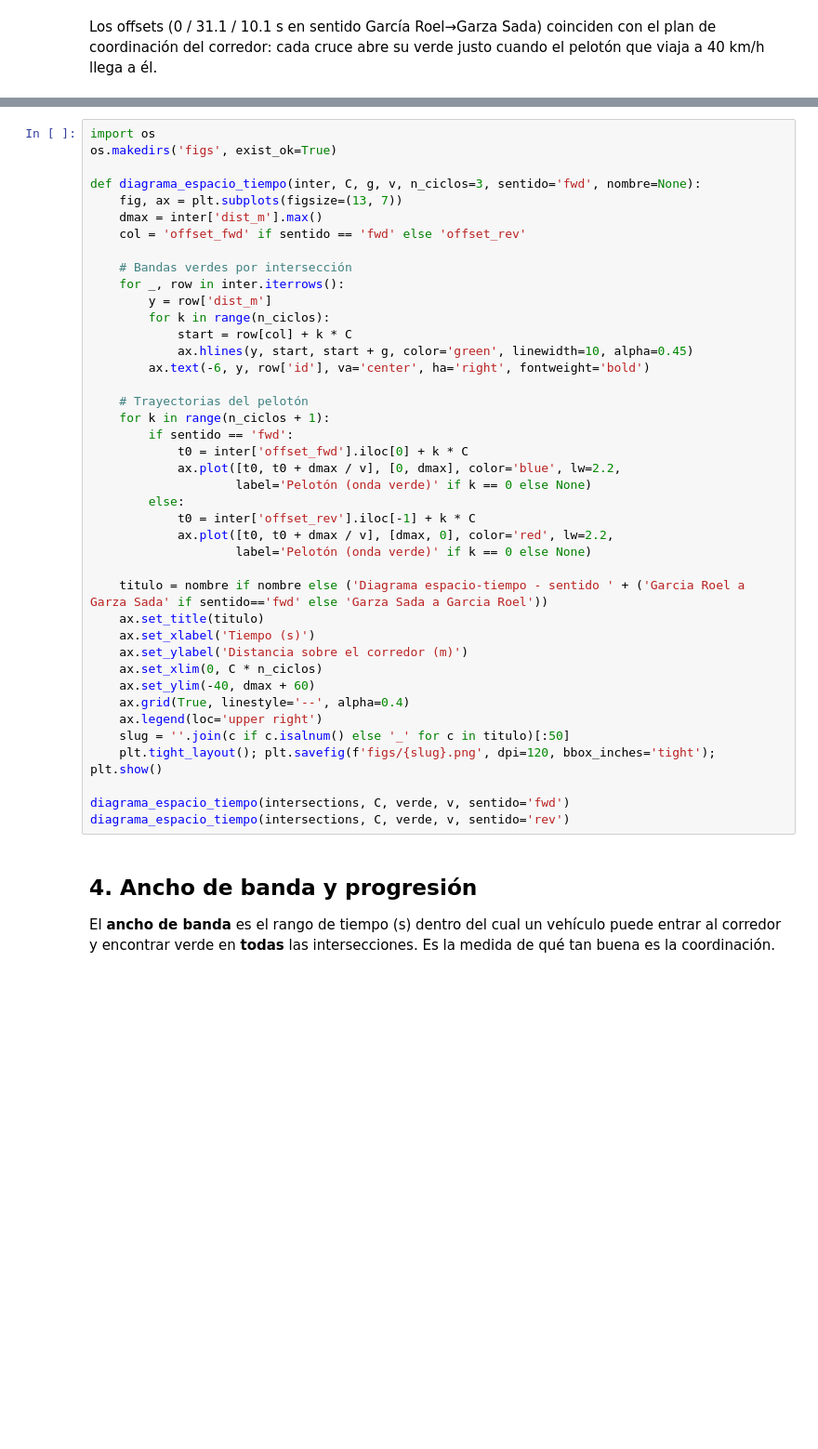
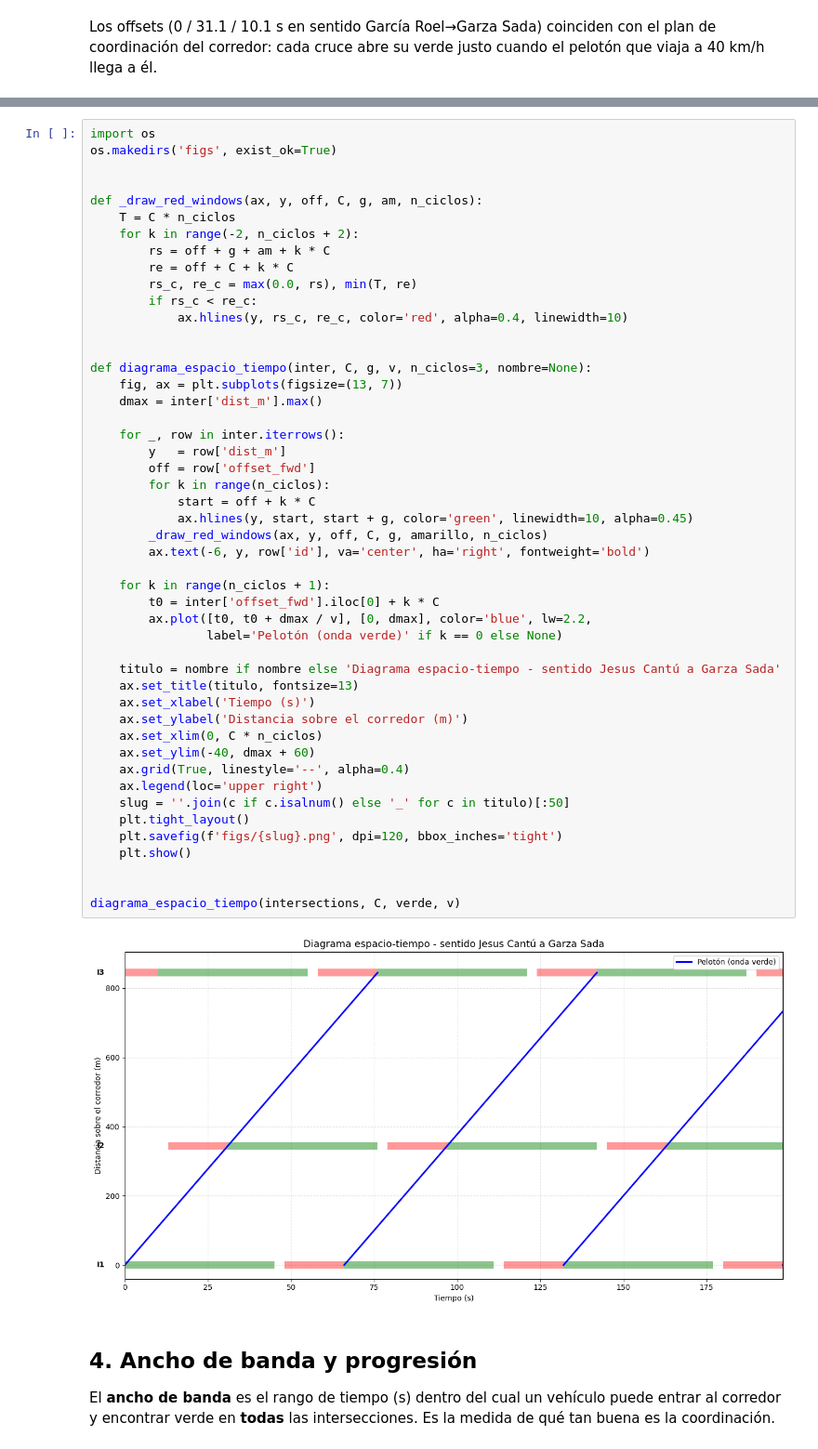
Before and after one commit to ernesovalle21/M4_Cruce, a Jupyter notebook: Analisis/OndaVerde_Elizondo.ipynb, the cells around one changed output, grey strips where cells are left out. Shown at 93% size. Saved outputs shown, nothing was run; the diff lists cells and outputs as text; blank space fills up the shorter version.

```diff
--- a/Analisis/OndaVerde_Elizondo.ipynb
+++ b/Analisis/OndaVerde_Elizondo.ipynb
@@ -95,44 +109,53 @@ que viaja a 40 km/h llega a él.
 # %%
 import os
 os.makedirs('figs', exist_ok=True)
 
-def diagrama_espacio_tiempo(inter, C, g, v, n_ciclos=3, sentido='fwd', nombre=None):
+
+def _draw_red_windows(ax, y, off, C, g, am, n_ciclos):
+    T = C * n_ciclos
+    for k in range(-2, n_ciclos + 2):
+        rs = off + g + am + k * C
+        re = off + C + k * C
+        rs_c, re_c = max(0.0, rs), min(T, re)
+        if rs_c < re_c:
+            ax.hlines(y, rs_c, re_c, color='red', alpha=0.4, linewidth=10)
+
+
+def diagrama_espacio_tiempo(inter, C, g, v, n_ciclos=3, nombre=None):
     fig, ax = plt.subplots(figsize=(13, 7))
     dmax = inter['dist_m'].max()
-    col = 'offset_fwd' if sentido == 'fwd' else 'offset_rev'
 
-    # Bandas verdes por intersección
     for _, row in inter.iterrows():
-        y = row['dist_m']
+        y   = row['dist_m']
+        off = row['offset_fwd']
         for k in range(n_ciclos):
-            start = row[col] + k * C
+            start = off + k * C
             ax.hlines(y, start, start + g, color='green', linewidth=10, alpha=0.45)
+        _draw_red_windows(ax, y, off, C, g, amarillo, n_ciclos)
         ax.text(-6, y, row['id'], va='center', ha='right', fontweight='bold')
 
-    # Trayectorias del pelotón
     for k in range(n_ciclos + 1):
-        if sentido == 'fwd':
-            t0 = inter['offset_fwd'].iloc[0] + k * C
-            ax.plot([t0, t0 + dmax / v], [0, dmax], color='blue', lw=2.2,
-                    label='Pelotón (onda verde)' if k == 0 else None)
-        else:
-            t0 = inter['offset_rev'].iloc[-1] + k * C
-            ax.plot([t0, t0 + dmax / v], [dmax, 0], color='red', lw=2.2,
-                    label='Pelotón (onda verde)' if k == 0 else None)
+        t0 = inter['offset_fwd'].iloc[0] + k * C
+        ax.plot([t0, t0 + dmax / v], [0, dmax], color='blue', lw=2.2,
+                label='Pelotón (onda verde)' if k == 0 else None)
 
-    titulo = nombre if nombre else ('Diagrama espacio-tiempo - sentido ' + ('Garcia Roel a Garza Sada' if sentido=='fwd' else 'Garza Sada a Garcia Roel'))
-    ax.set_title(titulo)
+    titulo = nombre if nombre else 'Diagrama espacio-tiempo - sentido Jesus Cantú a Garza Sada'
+    ax.set_title(titulo, fontsize=13)
     ax.set_xlabel('Tiempo (s)')
     ax.set_ylabel('Distancia sobre el corredor (m)')
     ax.set_xlim(0, C * n_ciclos)
     ax.set_ylim(-40, dmax + 60)
     ax.grid(True, linestyle='--', alpha=0.4)
     ax.legend(loc='upper right')
     slug = ''.join(c if c.isalnum() else '_' for c in titulo)[:50]
-    plt.tight_layout(); plt.savefig(f'figs/{slug}.png', dpi=120, bbox_inches='tight'); plt.show()
+    plt.tight_layout()
+    plt.savefig(f'figs/{slug}.png', dpi=120, bbox_inches='tight')
+    plt.show()
 
-diagrama_espacio_tiempo(intersections, C, verde, v, sentido='fwd')
-diagrama_espacio_tiempo(intersections, C, verde, v, sentido='rev')
+
+diagrama_espacio_tiempo(intersections, C, verde, v)
+# %% [output]
+[figure, added]
 # %% [markdown]
 ## 4. Ancho de banda y progresión
 
```
Also changed, not shown: parts of 17 cells of this notebook.
